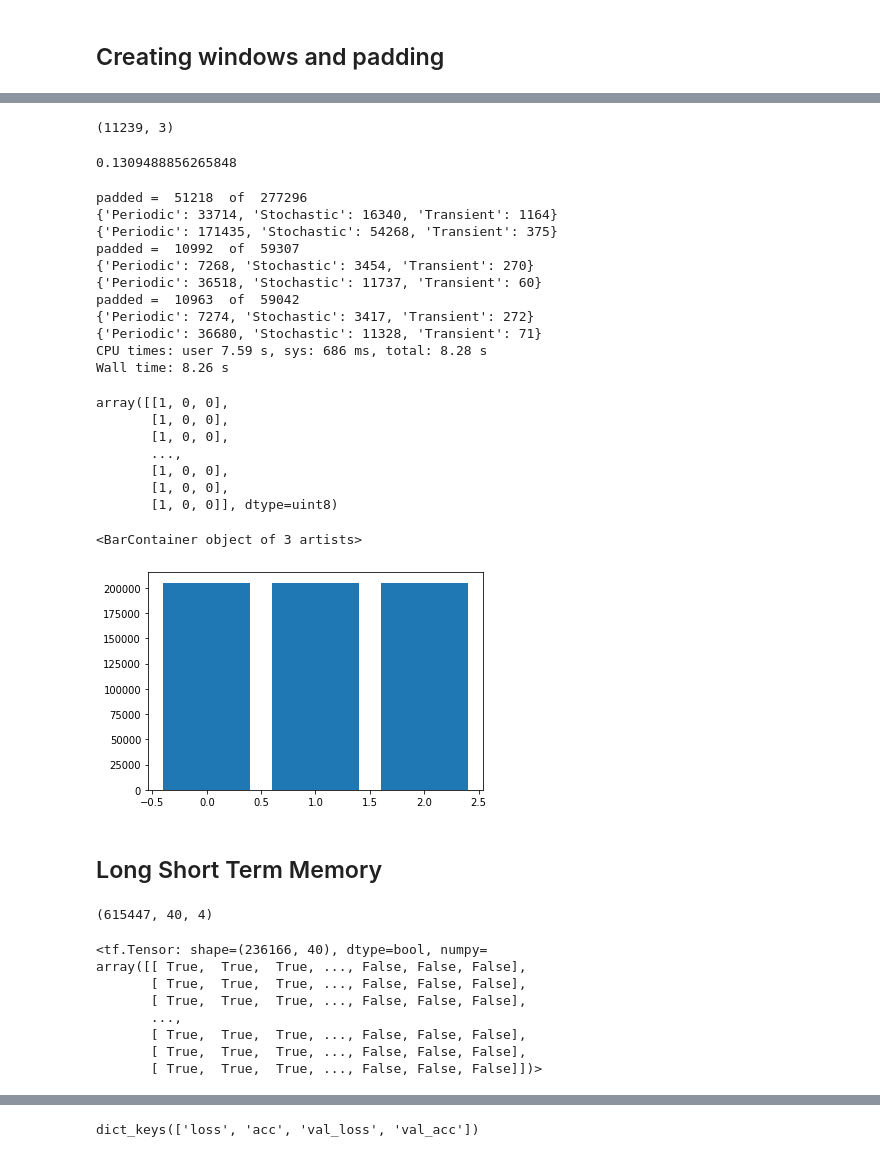
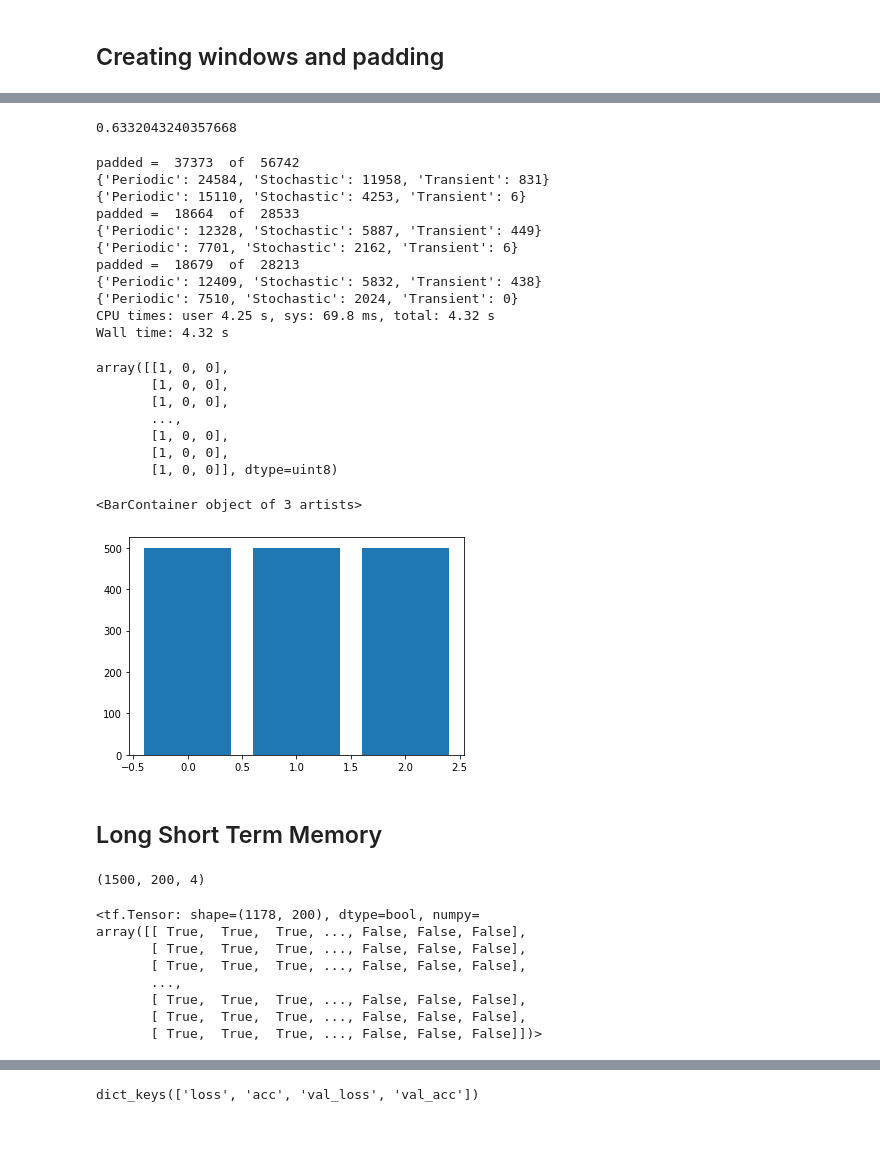
Before and after one commit to guille-c/ALeRCE_ML_DL, a Jupyter notebook: RNN_top.ipynb, the cells around one changed output, grey strips where cells are left out. Cells and saved outputs as stored; diff of their text form; code cells hidden in the pictures.

```diff
--- a/RNN_top.ipynb
+++ b/RNN_top.ipynb
@@ -47,5 +26,5 @@ Mounted at /gdrive
 # %%
-path = "/gdrive/MyDrive/Colab Notebooks/ALeRCE_ML_DL/data/"
+path = "./data/"
 # %%
 df_features = pd.read_parquet(path + "features_labels.parquet")
 df_test = pd.read_parquet (path + "test_set.parquet")
@@ -498,7 +470,7 @@ array([ True, False, False,  True,  True,  True,  True,  True,  True,
 # %%
 x_train, x_rest, \
 y_train, y_rest = train_test_split(numpy_lcs, numpy_lbs,
-                                   test_size=0.3, random_state=53)
+                                   test_size=0.5, random_state=53)
 
 x_val, x_test, \
 y_val, y_test = train_test_split(x_rest, y_rest,
@@ -514,13 +484,11 @@ numpy_lcs.shape
 # %%
-y_val.shape
+# y_val.shape
-# %% [output]
-(11239, 3)
 # %%
-WINDOW_SIZE = 40
+WINDOW_SIZE = 200
 
 print ((np.array(lengths) < WINDOW_SIZE).sum()/len(lengths))
 # %% [output]
-0.1309488856265848
+0.6332043240357668
 # %%
 %%time
 
@@ -528,17 +496,17 @@ x_train_pad, y_train_pad = create_windows(x_train, y_train, labels, winsize=WIND
 x_val_pad, y_val_pad   = create_windows(x_val, y_val, labels, winsize=WINDOW_SIZE)
 x_test_pad, y_test_pad   = create_windows(x_test, y_test, labels, winsize=WINDOW_SIZE)
 # %% [output]
-padded =  51218  of  277296
-{'Periodic': 33714, 'Stochastic': 16340, 'Transient': 1164}
-{'Periodic': 171435, 'Stochastic': 54268, 'Transient': 375}
-padded =  10992  of  59307
-{'Periodic': 7268, 'Stochastic': 3454, 'Transient': 270}
-{'Periodic': 36518, 'Stochastic': 11737, 'Transient': 60}
-padded =  10963  of  59042
-{'Periodic': 7274, 'Stochastic': 3417, 'Transient': 272}
-{'Periodic': 36680, 'Stochastic': 11328, 'Transient': 71}
-CPU times: user 7.59 s, sys: 686 ms, total: 8.28 s
-Wall time: 8.26 s
+padded =  37373  of  56742
+{'Periodic': 24584, 'Stochastic': 11958, 'Transient': 831}
+{'Periodic': 15110, 'Stochastic': 4253, 'Transient': 6}
+padded =  18664  of  28533
+{'Periodic': 12328, 'Stochastic': 5887, 'Transient': 449}
+{'Periodic': 7701, 'Stochastic': 2162, 'Transient': 6}
+padded =  18679  of  28213
+{'Periodic': 12409, 'Stochastic': 5832, 'Transient': 438}
+{'Periodic': 7510, 'Stochastic': 2024, 'Transient': 0}
+CPU times: user 4.25 s, sys: 69.8 ms, total: 4.32 s
+Wall time: 4.32 s
 # %%
 def balance_dataset(lightcurves, one_hot_labels, max_per_class=None):
     labels = np.argmax(one_hot_labels, 1)
@@ -569,13 +537,18 @@ array([[1, 0, 0],
 # %%
 x_train_bal, y_train_bal = balance_dataset(x_train_pad,
                                            y_train_pad,
-                                           max_per_class=None)
+                                           max_per_class=500)
+
+x_val_bal, y_val_bal = balance_dataset(x_val_pad,
+                                           y_val_pad,
+                                           max_per_class=500)
+
 uniques, counts = np.unique(np.argmax(y_train_bal, 1), return_counts=True)
 
 plt.bar(range(len(uniques)), counts)
 # %% [output]
 <BarContainer object of 3 artists>
-[figure, old version]
+[figure, new version]
 # %% [markdown]
 ## Long Short Term Memory
 # %%
@@ -590,8 +563,8 @@ mask = Masking()
 foo = mask (x_train_bal[x_train_bal[:, -1, 0] == 0])
 foo._keras_mask
 # %% [output]
-(615447, 40, 4)
+(1500, 200, 4)
-<tf.Tensor: shape=(236166, 40), dtype=bool, numpy=
+<tf.Tensor: shape=(1178, 200), dtype=bool, numpy=
 array([[ True,  True,  True, ..., False, False, False],
        [ True,  True,  True, ..., False, False, False],
        [ True,  True,  True, ..., False, False, False],
```
Also changed, not shown: parts of 30 cells of this notebook.
